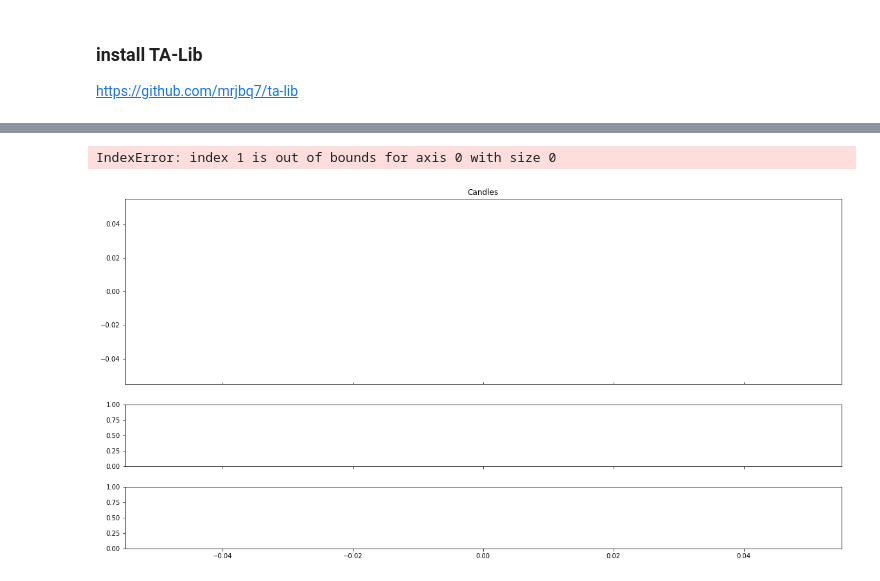
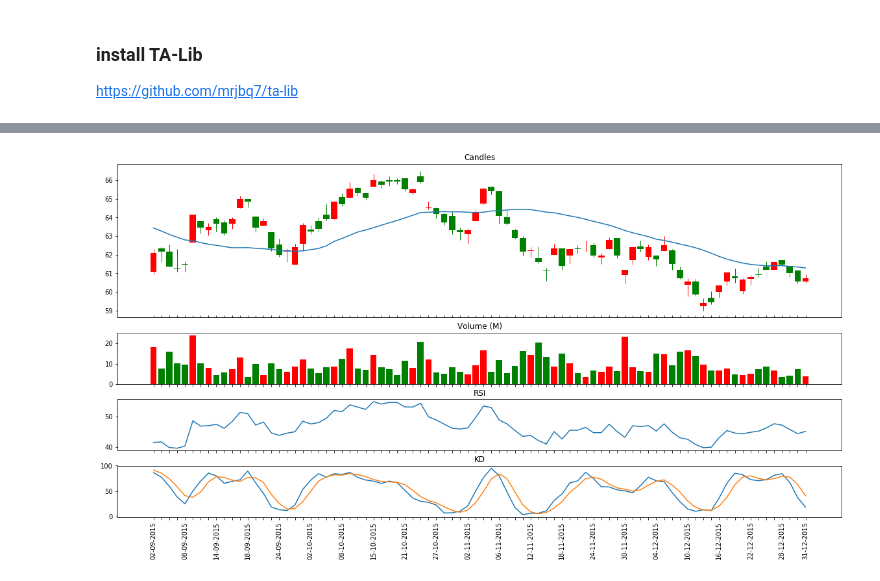
Before and after one commit to TibaChang/stocks, a Jupyter notebook: course11.ipynb, the cells around one changed output, grey strips where cells are left out. Saved outputs shown, nothing was run; the diff lists cells and outputs as text; code cells hidden in the pictures.

```diff
--- a/course11.ipynb
+++ b/course11.ipynb
@@ -76,33 +76,32 @@ Outputs:
 # %%
 from talib import abstract
 
 # 創建各種指標
 SMA = abstract.SMA(df)
 RSI = abstract.RSI(df)
 STOCH = abstract.STOCH(df)
 
 from finlab.plot_candles import plot_candles
 plot_candles(
              # 起始時間、結束時間
-             start_time='2013-09-02',
-             end_time='2013-12-31',
+             start_time='2015-09-02',
+             end_time='2015-12-31',
 
              # 股票的資料
              pricing=df,
              title='Candles',
 
              # 是否畫出成交量？
              volume_bars=True,
 
              # 將某些指標（如SMA）跟 K 線圖畫在一起
              overlays=[SMA],
 
              # 將某些指標（如RSI, STOCH）單獨畫在獨立的畫格中
              technicals = [RSI, STOCH],
 
              # 重新命名額外的畫格名稱（跟指標名稱一樣就可以囉！）
              technicals_titles=['RSI', 'KD']
             )
 # %% [output]
-IndexError: index 1 is out of bounds for axis 0 with size 0
-[figure, old version]
+[figure, new version]
```
Also changed, not shown: parts of 4 cells of this notebook, 7 other files.
